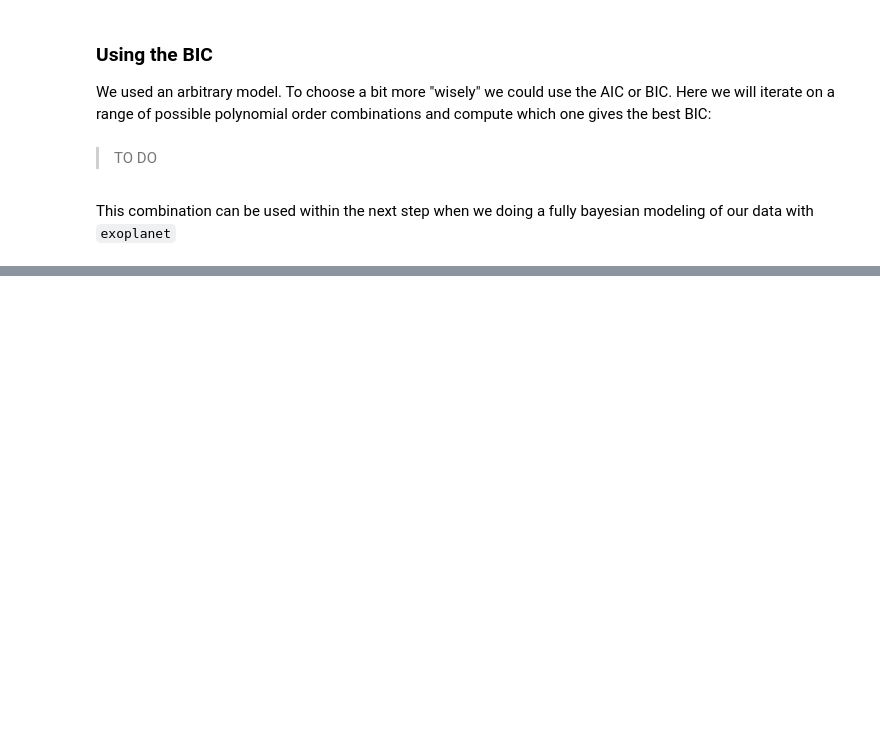
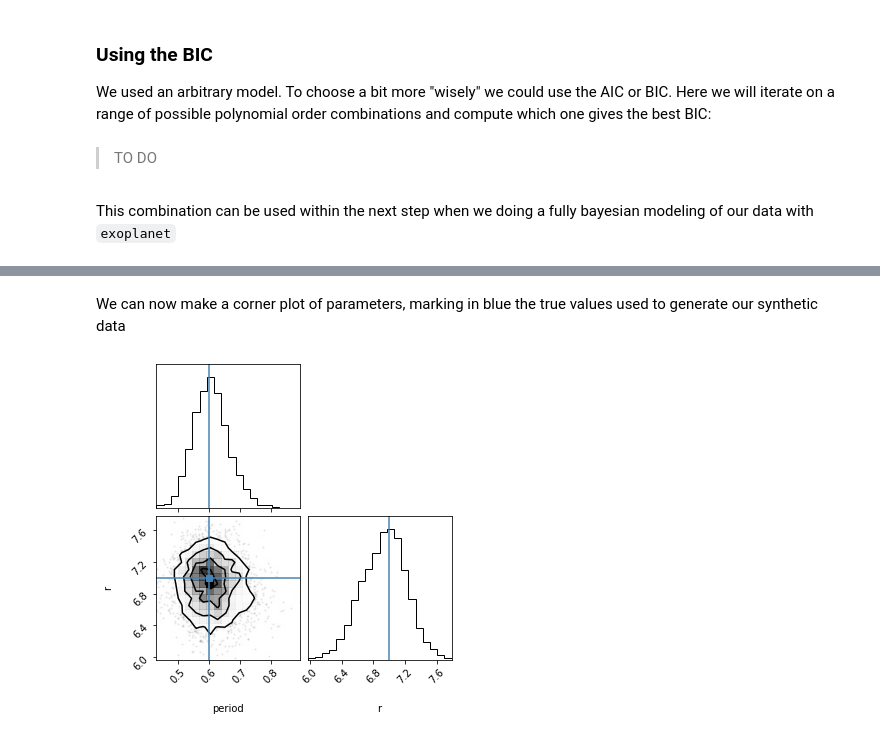
Before and after one commit to lgrcia/prose, a Jupyter notebook: docs/source/notebooks/modeling.ipynb, the cells around one changed output, grey strips where cells are left out. Cells and saved outputs as stored; diff of their text form; code cells hidden in the pictures; blank space fills up the shorter version.

```diff
--- a/docs/source/notebooks/modeling.ipynb
+++ b/docs/source/notebooks/modeling.ipynb
@@ -115,0 +173,14 @@ This combination can be used within the next step when we doing a fully bayesian
+# %%
+np.random.seed(42)
+
+with model:
+    trace = pm.sample(
+        tune=2000,
+        draws=2000,
+        start=opt,
+        cores=2,
+        chains=2,
+        init="adapt_full",
+        target_accept=0.9,
+        return_inferencedata=False
+    )
@@ -115,0 +194,9 @@ This combination can be used within the next step when we doing a fully bayesian
+# %% [markdown]
+We can now make a corner plot of parameters, marking in blue the true values used to generate our synthetic data
+# %%
+import corner
+
+samples = pm.trace_to_dataframe(trace, varnames=["period", "r"])
+_ = corner.corner(samples, truths=[0.6, 7.])
+# %% [output]
+[figure, added]
```
Also changed, not shown: parts of 14 cells of this notebook, 3 other files.
